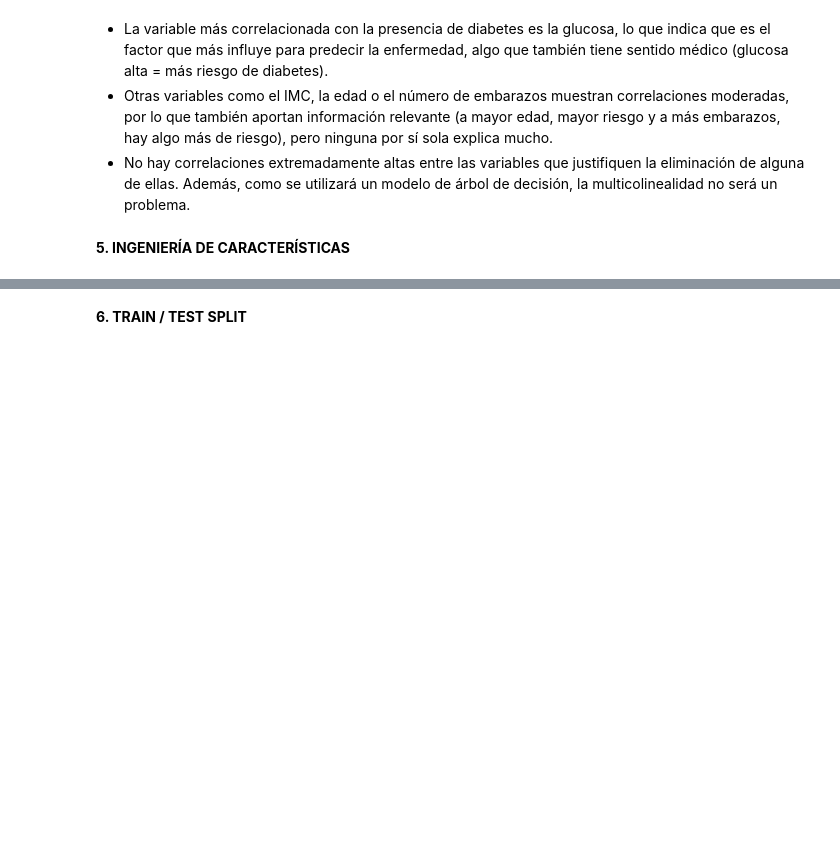
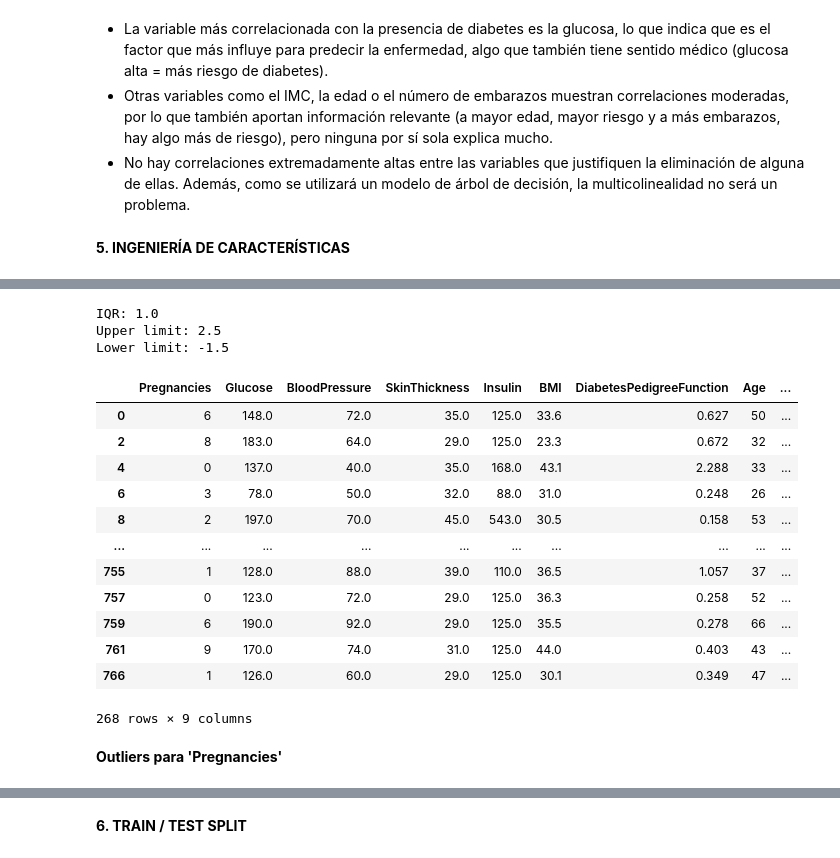
Before and after one commit to 4GeeksAcademy/alemantellini-machine-learning, a Jupyter notebook: src/04-eda-diabetes.ipynb, the cells around one changed output, grey strips where cells are left out. Saved outputs shown, nothing was run; the diff lists cells and outputs as text; code cells hidden in the pictures; blank space fills up the shorter version.

Commit message:
Outliers

```diff
--- a/src/04-eda-diabetes.ipynb
+++ b/src/04-eda-diabetes.ipynb
@@ -296,0 +313,34 @@ total_data.describe()
+# %%
+# IQR OUTCOME
+# RANGO INTERCUARTIL
+outcome_iqr = outcome_stats["75%"] - outcome_stats["25%"]
+# LÍMITE SUPERIOR == Q3 + 1.5*IQR
+upper_limit = outcome_stats["75%"] + 1.5 * outcome_iqr
+# LÍMITE INFERIOR == Q1 + 1.5*IQR
+lower_limit = outcome_stats["25%"] - 1.5 * outcome_iqr
+
+print(f"IQR: {outcome_iqr}")
+print(f"Upper limit: {upper_limit}")
+print(f"Lower limit: {lower_limit}")
+# %% [output]
+IQR: 1.0
+Upper limit: 2.5
+Lower limit: -1.5
+# %%
+total_data[total_data["Outcome"] > 0]
+# %% [output]
+|  | Pregnancies | Glucose | BloodPressure | SkinThickness | Insulin | BMI | DiabetesPedigreeFunction | Age | ... |
+| 0 | 6 | 148.0 | 72.0 | 35.0 | 125.0 | 33.6 | 0.627 | 50 | ... |
+| 2 | 8 | 183.0 | 64.0 | 29.0 | 125.0 | 23.3 | 0.672 | 32 | ... |
+| 4 | 0 | 137.0 | 40.0 | 35.0 | 168.0 | 43.1 | 2.288 | 33 | ... |
+| 6 | 3 | 78.0 | 50.0 | 32.0 | 88.0 | 31.0 | 0.248 | 26 | ... |
+| 8 | 2 | 197.0 | 70.0 | 45.0 | 543.0 | 30.5 | 0.158 | 53 | ... |
+| ... | ... | ... | ... | ... | ... | ... | ... | ... | ... |
+| 755 | 1 | 128.0 | 88.0 | 39.0 | 110.0 | 36.5 | 1.057 | 37 | ... |
+| 757 | 0 | 123.0 | 72.0 | 29.0 | 125.0 | 36.3 | 0.258 | 52 | ... |
+| 759 | 6 | 190.0 | 92.0 | 29.0 | 125.0 | 35.5 | 0.278 | 66 | ... |
+| 761 | 9 | 170.0 | 74.0 | 31.0 | 125.0 | 44.0 | 0.403 | 43 | ... |
+| 766 | 1 | 126.0 | 60.0 | 29.0 | 125.0 | 30.1 | 0.349 | 47 | ... |
+268 rows × 9 columns
+# %% [markdown]
+**Outliers para 'Pregnancies'**
```
Also changed, not shown: parts of 33 cells of this notebook.
